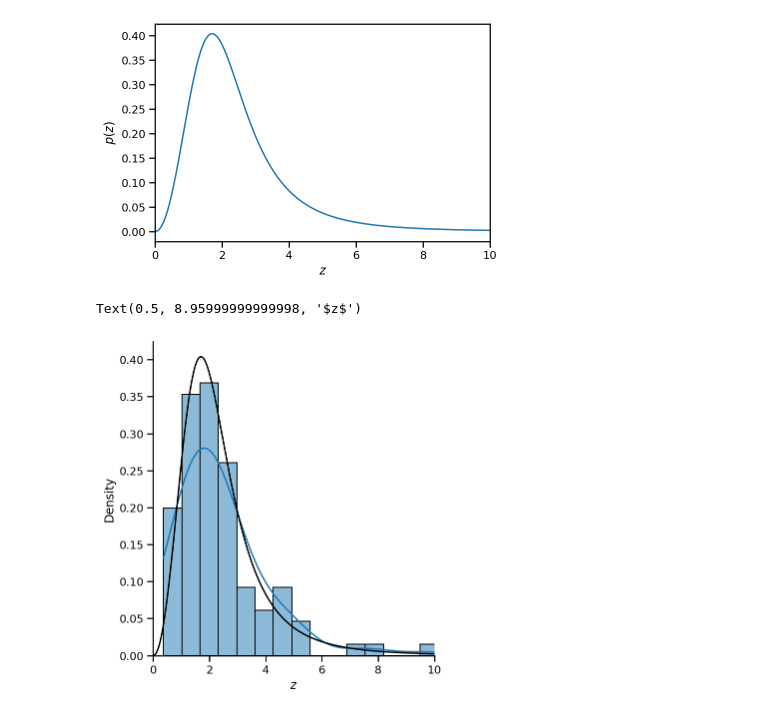
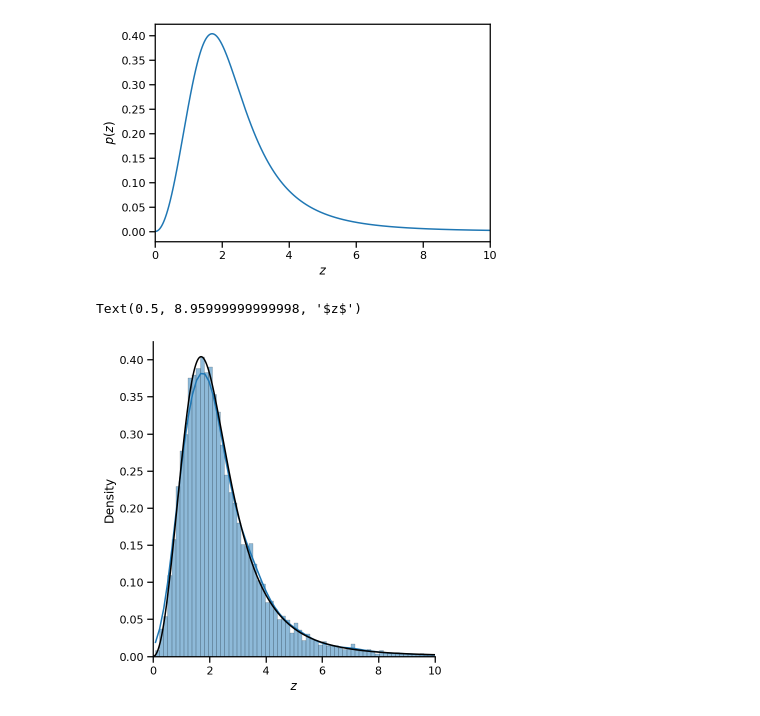
Before and after one commit to farr/PymcCosmology, a Jupyter notebook: notebooks/examples.ipynb, the cells around one changed output. Drawn from its saved outputs; the diff is of its cells as text; code cells hidden in the pictures.

```diff
--- a/notebooks/examples.ipynb
+++ b/notebooks/examples.ipynb
@@ -75,16 +75,16 @@ ylabel(r'$p(z)$')
 Text(0, 0.5, '$p(z)$')
 [figure]
 # %%
-Nobs = 100
+Nobs = 10000
 zt = np.interp(np.random.uniform(low=0, high=cz[-1], size=Nobs), cz, zi)
 dt = cosmo.Planck18.luminosity_distance(zt).to(u.Gpc).value
 sns.displot(zt, kde=True, stat='density')
 plot(zi, pz/cz[-1], color='k')
 axis(xmin=0, xmax=10)
 xlabel(r'$z$')
 # %% [output]
 Text(0.5, 8.95999999999998, '$z$')
-[figure, old version]
+[figure, new version]
 # %%
 sigma_z = 0.1*ones(Nobs)
 sigma_d = 0.1*dt
```
Also changed, not shown: parts of 3 cells of this notebook.
